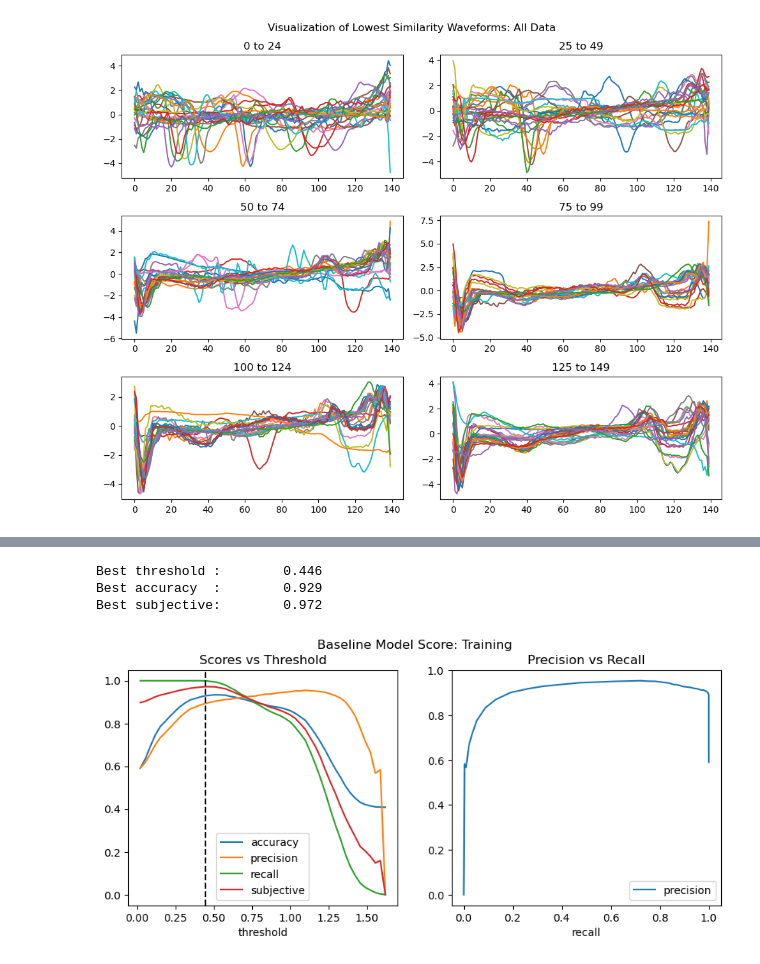
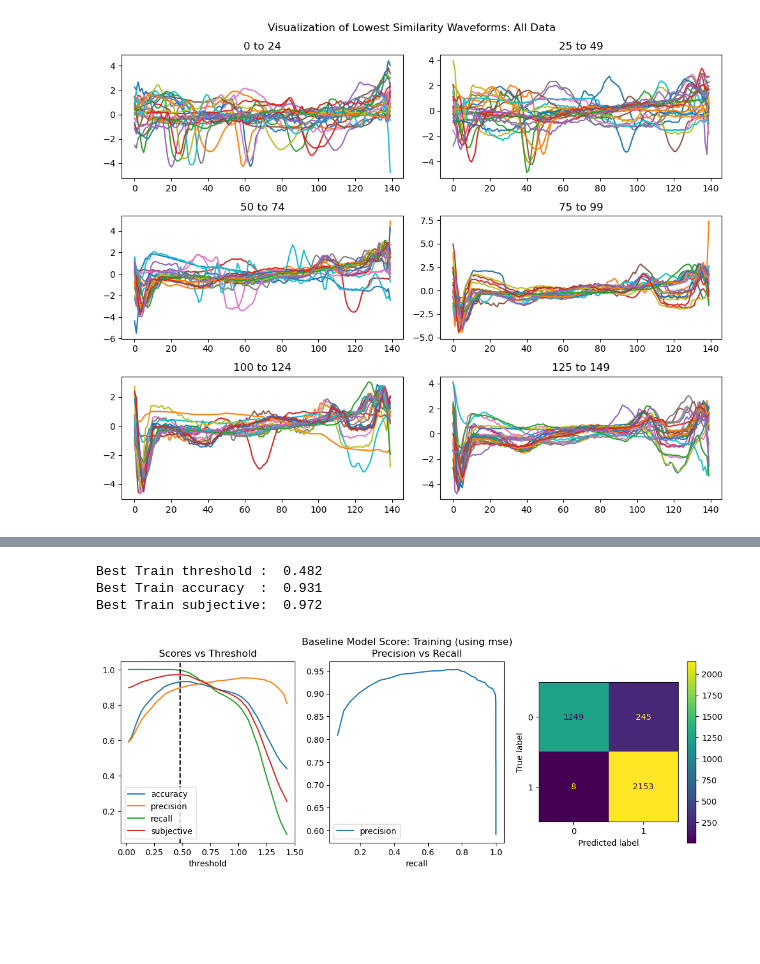
Before and after one commit to dshavoc/aiml-capstone, a Jupyter notebook: capstone.ipynb, the cells around one changed output, grey strips where cells are left out. Saved outputs shown, nothing was run; the diff lists cells and outputs as text; code cells hidden in the pictures; blank space fills up the shorter version.

Commit message:
Refined baseline and ran both mse and xcor variants

```diff
--- a/capstone.ipynb
+++ b/capstone.ipynb
@@ -74,11 +78,11 @@ X = df.iloc[:, :-1]
 y = df.iloc[:, -1]
 # %%
 def similarity(a, b, method='xcor'):
+    """ Lower number is more similar """
+
     if method == 'xcor':
-        # Higher number is more similar
-        return np.corrcoef(a, b)[0, 1]
+        return 1 / np.corrcoef(a, b)[0, 1]
     elif method == 'mse':
-        # Lower number is more similar
         return mean_squared_error(a, b)
 
 # Single input, single output function that can be used as an argument to DataFrame.apply
@@ -139,8 +165,6 @@ Find a threshold value that optimizes accuracy.
 # %%
 # Make baseline template from Training data
 baseline_template = X_train[y_train == 0].iloc[:,:].median()
-
-similarities = X_train.apply(lambda wfm: similarity(wfm, baseline_template, 'mse'), axis=1)
 # %%
 # Plot the baseline Training template
 baseline_template.plot(kind='line', figsize=(5.5,2))
@@ -169,9 +175,13 @@ plt.savefig('images/baseline-test-score.png')
 # %%
-def run_and_score_baseline_model(template, X, y, label):
-    similarities = X.apply(lambda wfm: similarity(wfm, template, 'mse'), axis=1)
+def baseline_model_fit_score(template, X, y, label, similarity_strat='mse'):
+
+    t0 = time.time()
+
+    similarities = X.apply(lambda wfm: similarity(wfm, template, similarity_strat), axis=1)
 
     # Grid search
-    th_grid = np.linspace(similarities.min(), similarities.max(), 50)
+    t1 = time.time()
+    th_grid = np.linspace(similarities.min(), similarities.quantile(0.95), 50)
     acc = []
     precision = []
     recall = []
@@ -181,17 +191,19 @@ def run_and_score_baseline_model(template, X, y, label):
         precision.append(precision_score(y, preds))
         recall.append(recall_score(y, preds))
 
+    train_time = time.time() - t0
+
     # Calculate score
     score_df = pd.DataFrame({'threshold': th_grid, 'accuracy': acc, 'precision': precision, 'recall': recall})
-    score_df['subjective'] = baseline_score_df['recall'] * 3/4 + baseline_score_df['precision'] * 1/4
+    score_df['subjective'] = score_df['recall'] * (3/4) + score_df['precision'] * (1/4)
     best_idx = np.argmax(score_df['subjective'])
     best_th = score_df.loc[best_idx, 'threshold']
     best_subjective = score_df.loc[best_idx, 'subjective']
     best_accuracy = score_df.loc[best_idx, 'accuracy']
 
     # Plots ...
-    fig, axes = plt.subplots(1, 2, figsize=(10, 4))
-    fig.suptitle('Baseline Model Score: ' + label)
+    fig, axes = plt.subplots(1, 3, figsize=(13, 4))
+    fig.suptitle('Baseline Model Score: ' + label + ' (using ' + similarity_strat + ')')
 
     # Plot 1: scores vs threshold
     score_df.plot(kind='line', x='threshold', y=['accuracy', 'precision', 'recall', 'subjective'], ax=axes[0])
@@ -202,18 +214,23 @@ def run_and_score_baseline_model(template, X, y, label):
     score_df.plot(kind='line', x='recall', y='precision', ax=axes[1])
     axes[1].set_title('Precision vs Recall')
 
-    plt.savefig('images/baseline-score-' + label + '.png')
+    # Plot 3: confusion matrix
+    preds = np.where(similarities < best_th, 0, 1)
+    ConfusionMatrixDisplay.from_predictions(y, preds, labels=[0, 1], ax=axes[2])
 
-    print(f'Best threshold :\t{best_th.round(3)}')
-    print(f'Best accuracy  :\t{best_accuracy.round(3)}')
-    print(f'Best subjective:\t{best_subjective.round(3)}')
+    plt.savefig('images/baseline-score-' + label + '-' + similarity_strat + '.png')
 
-    return (best_th, best_subjective, best_accuracy)
+    print(f'Best Train threshold :\t{best_th.round(3)}')
+    print(f'Best Train accuracy  :\t{best_accuracy.round(3)}')
+    print(f'Best Train subjective:\t{best_subjective.round(3)}')
+
+    return (train_time, best_th, best_subjective, best_accuracy)
 # %%
-baseline_th_train, baseline_subjective_train, baseline_accuracy_train = run_and_score_baseline_model(
-    baseline_template, X_train, y_train, 'Training')
+similarity_strat = 'mse'
+train_time, baseline_th_train, baseline_subjective_train, baseline_accuracy_train = baseline_model_fit_score(
+    baseline_template, X_train, y_train, 'Training', similarity_strat)
 # %% [output]
-Best threshold :        0.446
-Best accuracy  :        0.929
-Best subjective:        0.972
+Best Train threshold :  0.482
+Best Train accuracy  :  0.931
+Best Train subjective:  0.972
-[figure, old version]
+[figure, new version]
```
Also changed, not shown: parts of 15 cells of this notebook.
